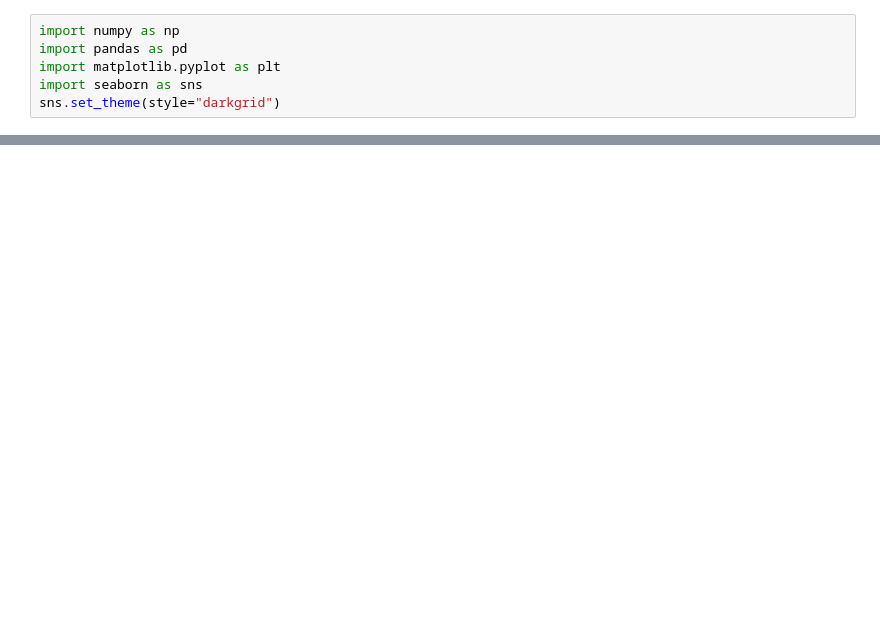
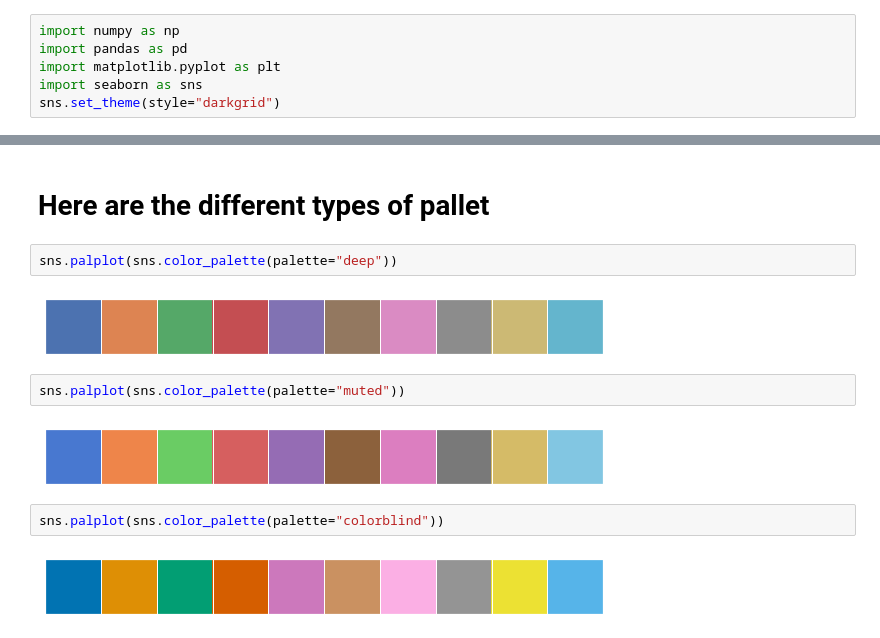
Before and after one commit to yikesbadatnames/seaborn_udemy, a Jupyter notebook: 02_color_palette.ipynb, the cells around one changed output, grey strips where cells are left out. Saved outputs shown, nothing was run; the diff lists cells and outputs as text; blank space fills up the shorter version.

```diff
--- a/02_color_palette.ipynb
+++ b/02_color_palette.ipynb
@@ -20,0 +55,14 @@ sns.set_theme(style="darkgrid")
+# %% [markdown]
+# Here are the  different types of pallet
+# %%
+sns.palplot(sns.color_palette(palette="deep"))
+# %% [output]
+[figure, added]
+# %%
+sns.palplot(sns.color_palette(palette="muted"))
+# %% [output]
+[figure, added]
+# %%
+sns.palplot(sns.color_palette(palette="colorblind"))
+# %% [output]
+[figure, added]
```
Also changed, not shown: parts of 23 cells of this notebook.
